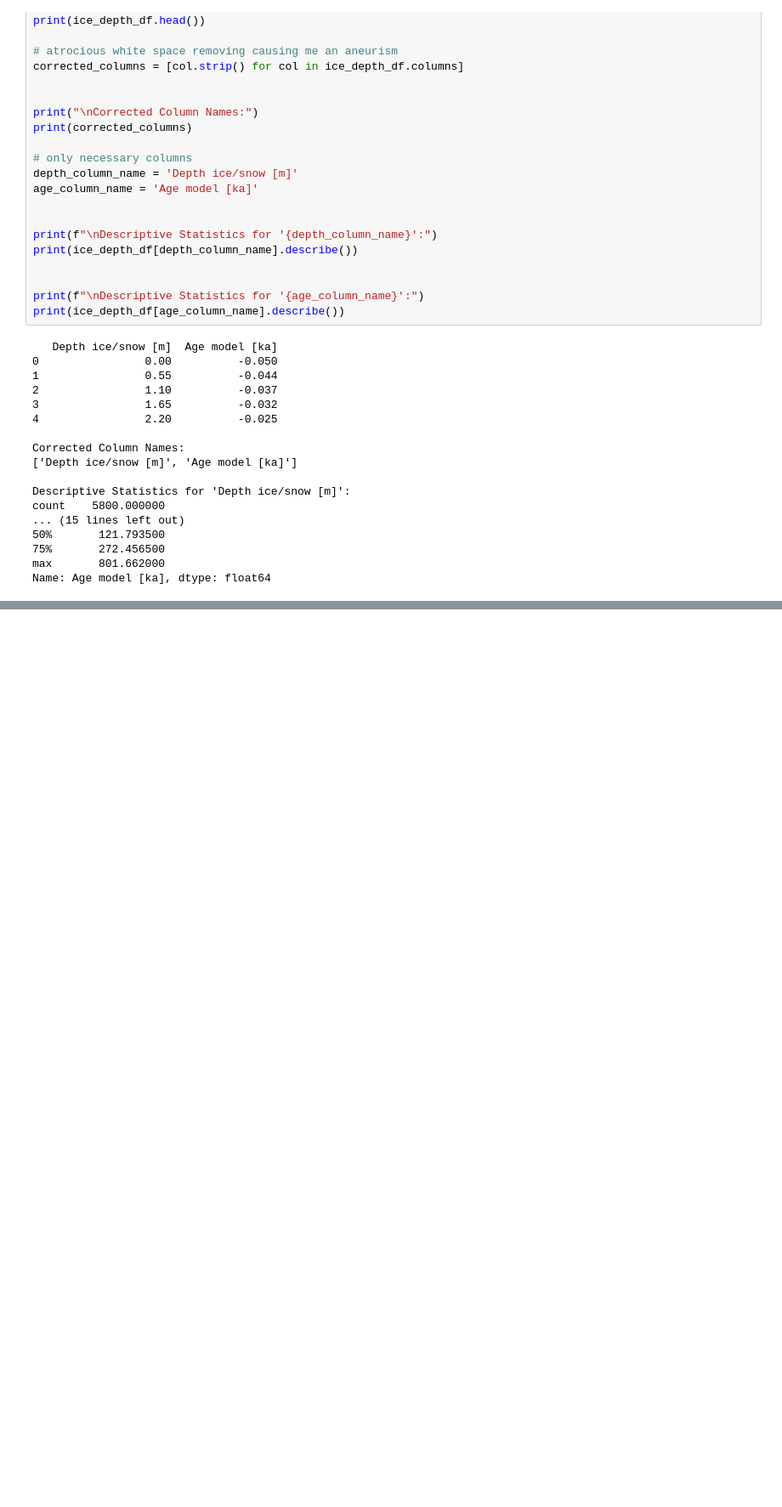
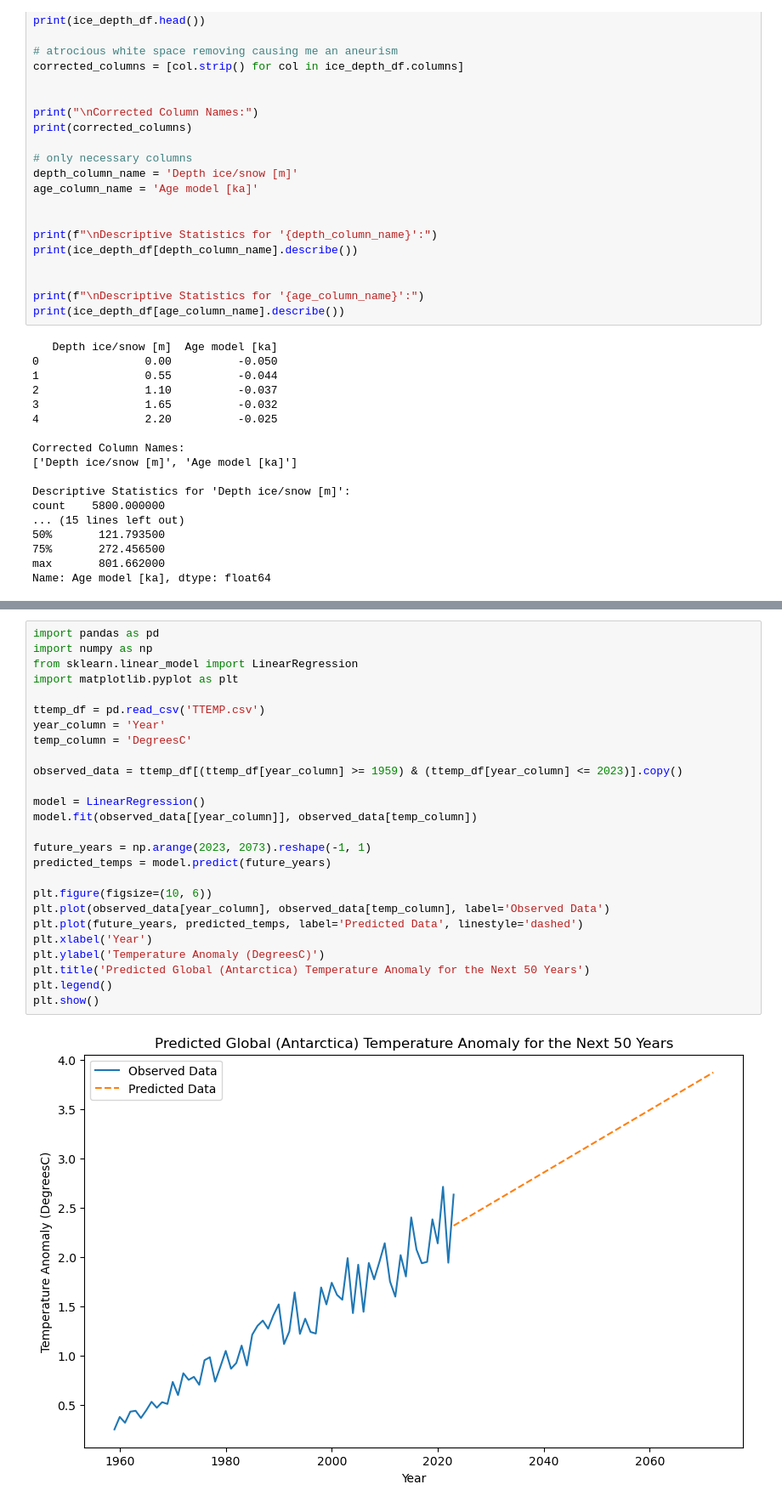
Before and after one commit to Gerbs2193/Programming-for-Data-Analysis-Project, a Jupyter notebook: project.ipynb, the cells around one changed output, grey strips where cells are left out. Shown at 85% size. Saved outputs shown, nothing was run; the diff lists cells and outputs as text; blank space fills up the shorter version.

```diff
--- a/project.ipynb
+++ b/project.ipynb
@@ -679,0 +709,28 @@ Name: Age model [ka], dtype: float64
+# %%
+import pandas as pd
+import numpy as np
+from sklearn.linear_model import LinearRegression
+import matplotlib.pyplot as plt
+
+ttemp_df = pd.read_csv('TTEMP.csv')
+year_column = 'Year'
+temp_column = 'DegreesC'
+
+observed_data = ttemp_df[(ttemp_df[year_column] >= 1959) & (ttemp_df[year_column] <= 2023)].copy()
+
+model = LinearRegression()
+model.fit(observed_data[[year_column]], observed_data[temp_column])
+
+future_years = np.arange(2023, 2073).reshape(-1, 1)
+predicted_temps = model.predict(future_years)
+
+plt.figure(figsize=(10, 6))
+plt.plot(observed_data[year_column], observed_data[temp_column], label='Observed Data')
+plt.plot(future_years, predicted_temps, label='Predicted Data', linestyle='dashed')
+plt.xlabel('Year')
+plt.ylabel('Temperature Anomaly (DegreesC)')
+plt.title('Predicted Global (Antarctica) Temperature Anomaly for the Next 50 Years')
+plt.legend()
+plt.show()
+# %% [output]
+[figure, added]
```
Also changed, not shown: parts of 6 cells of this notebook.
